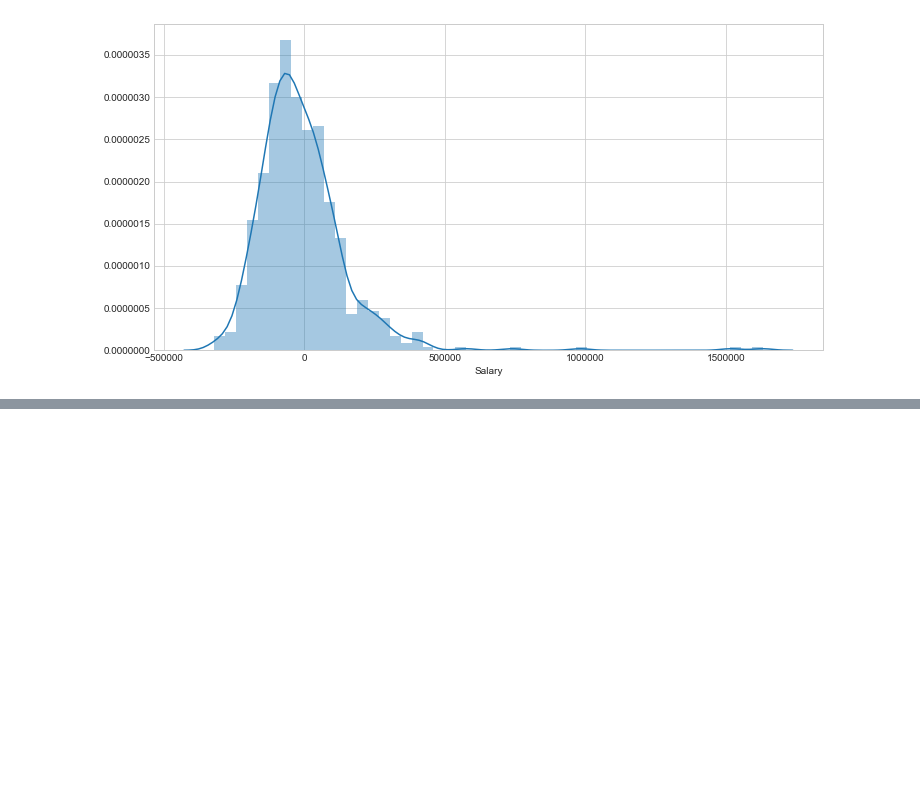
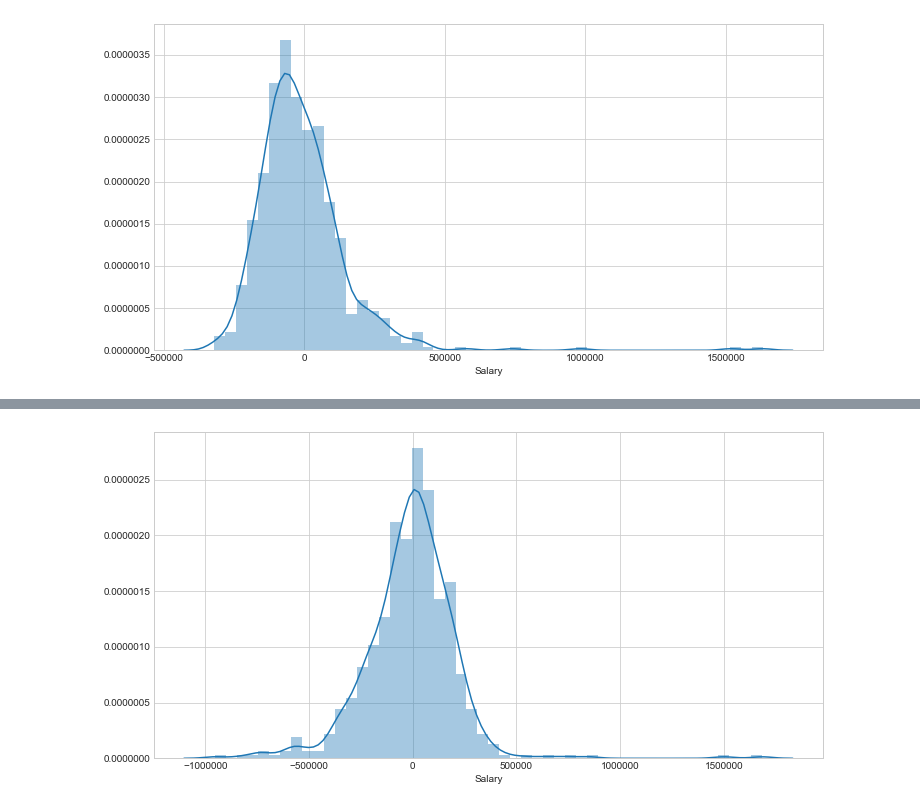
Before and after one commit to mktintumon/Machine-Learning, a Jupyter notebook: Codes/Salary_prediction.ipynb, the cells around one changed output, grey strips where cells are left out. Saved outputs shown, nothing was run; the diff lists cells and outputs as text; code cells hidden in the pictures; blank space fills up the shorter version.

```diff
--- a/Codes/Salary_prediction.ipynb
+++ b/Codes/Salary_prediction.ipynb
@@ -493,0 +542,9 @@ plt.show()
+# %%
+# Decision tree Regression Error plot
+dt_errors_reg = y_test - dt_pred
+
+plt.figure(figsize = (12,6))
+sns.distplot(dt_errors_reg)
+plt.show()
+# %% [output]
+[figure, added]
```
Also changed, not shown: parts of 13 cells of this notebook, 1 other file.
